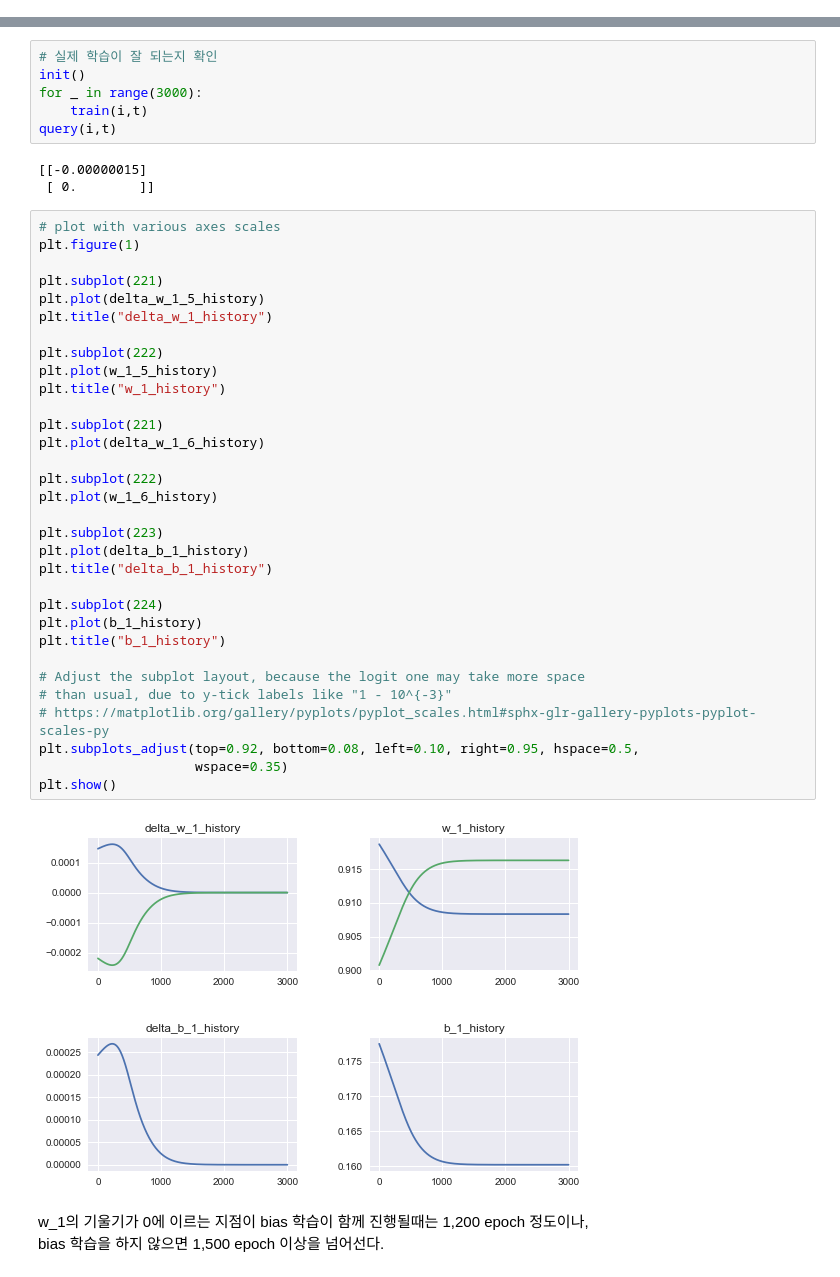
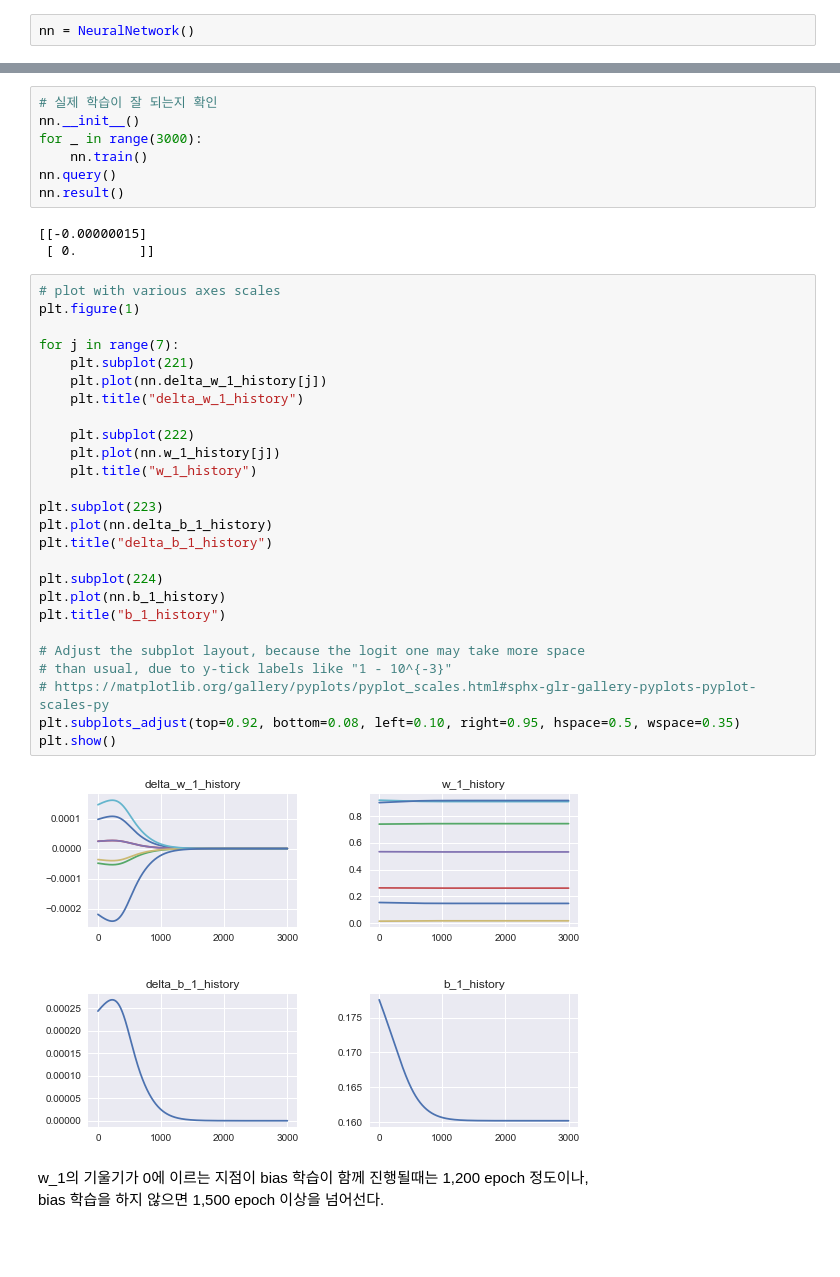
Before and after one commit to likejazz/jupyter-notebooks, a Jupyter notebook: backpropagation.ipynb, the cells around one changed output, grey strips where cells are left out. Saved outputs shown, nothing was run; the diff lists cells and outputs as text; blank space fills up the shorter version.

```diff
--- a/backpropagation.ipynb
+++ b/backpropagation.ipynb
@@ -238,0 +212,2 @@ The gradient is correct!
+# %%
+nn = NeuralNetwork()
@@ -239,46 +273,41 @@ The gradient is correct!
 # %%
 # 실제 학습이 잘 되는지 확인
-init()
+nn.__init__()
 for _ in range(3000):
-    train(i,t)
-query(i,t)
+    nn.train()
+nn.query()
+nn.result()
 # %% [output]
 [[-0.00000015]
  [ 0.        ]]
 # %%
 # plot with various axes scales
 plt.figure(1)
 
-plt.subplot(221)
-plt.plot(delta_w_1_5_history)
-plt.title("delta_w_1_history")
+for j in range(7):
+    plt.subplot(221)
+    plt.plot(nn.delta_w_1_history[j])
+    plt.title("delta_w_1_history")
 
-plt.subplot(222)
-plt.plot(w_1_5_history)
-plt.title("w_1_history")
-
-plt.subplot(221)
-plt.plot(delta_w_1_6_history)
-
-plt.subplot(222)
-plt.plot(w_1_6_history)
+    plt.subplot(222)
+    plt.plot(nn.w_1_history[j])
+    plt.title("w_1_history")
 
 plt.subplot(223)
-plt.plot(delta_b_1_history)
+plt.plot(nn.delta_b_1_history)
 plt.title("delta_b_1_history")
 
 plt.subplot(224)
-plt.plot(b_1_history)
+plt.plot(nn.b_1_history)
 plt.title("b_1_history")
 
 # Adjust the subplot layout, because the logit one may take more space
 # than usual, due to y-tick labels like "1 - 10^{-3}"
 # https://matplotlib.org/gallery/pyplots/pyplot_scales.html#sphx-glr-gallery-pyplots-pyplot-scales-py
-plt.subplots_adjust(top=0.92, bottom=0.08, left=0.10, right=0.95, hspace=0.5,
-                    wspace=0.35)
+plt.subplots_adjust(top=0.92, bottom=0.08, left=0.10, right=0.95, hspace=0.5, wspace=0.35)
 plt.show()
 # %% [output]
-[figure, old version]
+[figure, new version]
 # %% [markdown]
 w_1의 기울기가 0에 이르는 지점이 bias 학습이 함께 진행될때는 1,200 epoch 정도이나,
 bias 학습을 하지 않으면 1,500 epoch 이상을 넘어선다.
```
Also changed, not shown: parts of 14 cells of this notebook.
